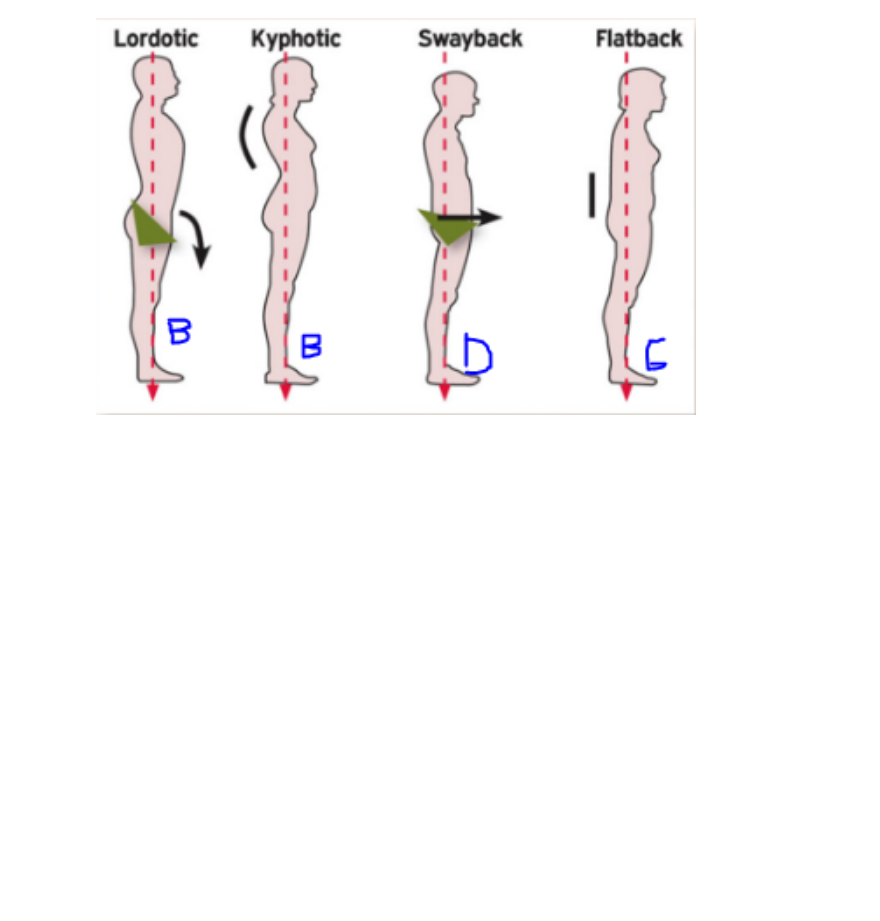
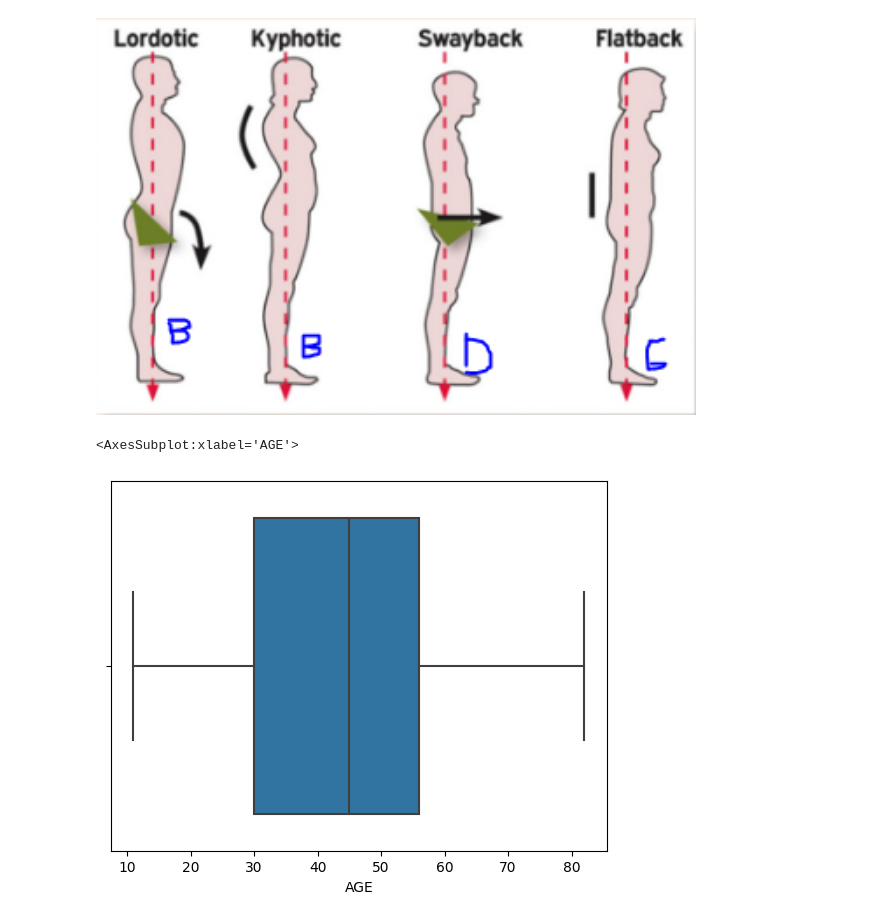
Before and after one commit to ortizfram/Correlation-Posture-VS-Personality-Trait, a Jupyter notebook: correlation.ipynb, the cells around one changed output. Cells and saved outputs as stored; diff of their text form; code cells hidden in the pictures; blank space fills up the shorter version.

Commit message:
sex count, age boxplot, activity vs weight boxplot

```diff
--- a/correlation.ipynb
+++ b/correlation.ipynb
@@ -137,3 +137,8 @@ plt.show()
 - Seems like extroverts tends to have better posture (A : ideal-posture)
 # %% [markdown]
 <img src="attachment:9b4f5a9a-1d85-4ac6-bc35-d1cbb4b9d8c2.png" width=600px>
+# %%
+sns.boxplot(x = df.AGE)
+# %% [output]
+<AxesSubplot:xlabel='AGE'>
+[figure, added]
```
Also changed, not shown: parts of 4 cells of this notebook, 2 other files.
